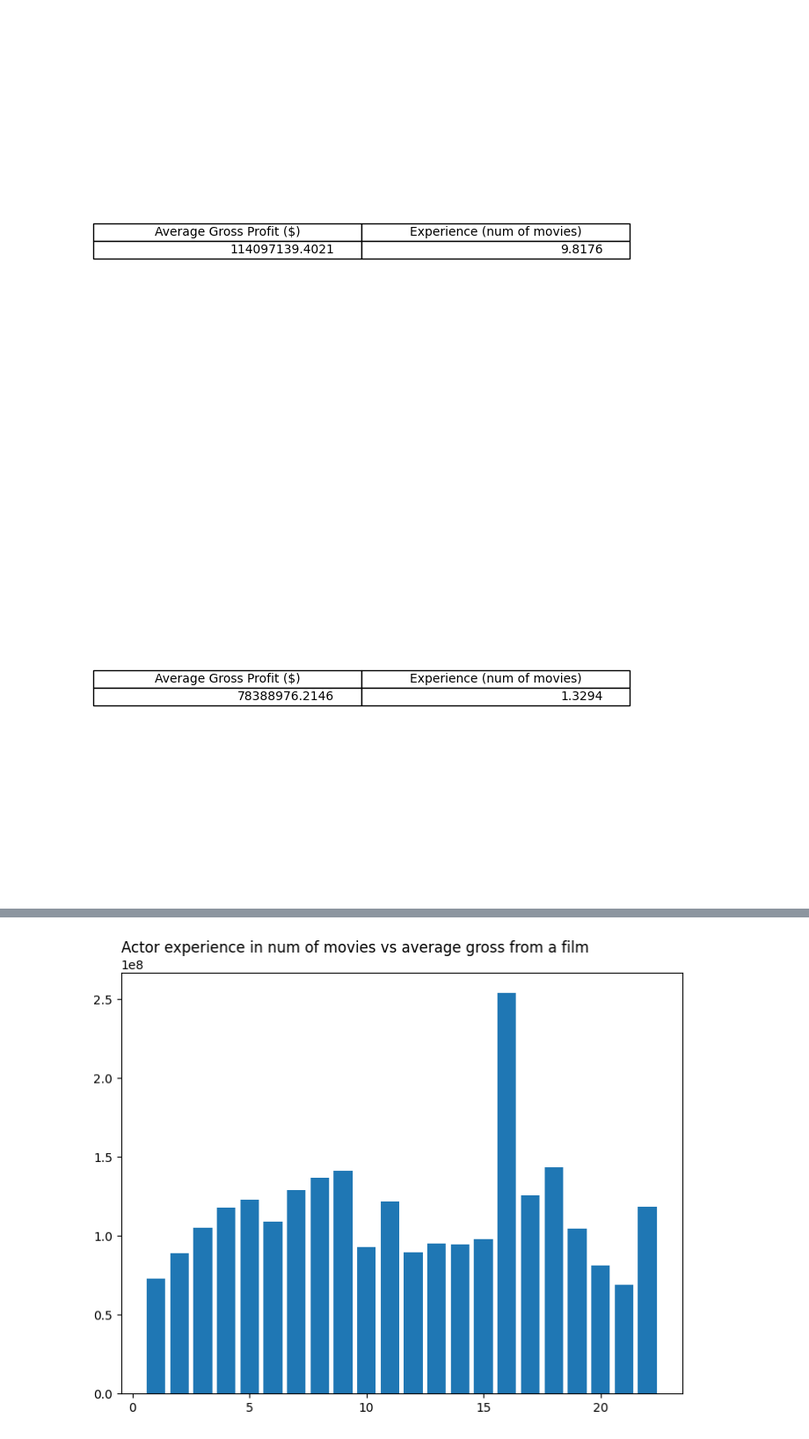
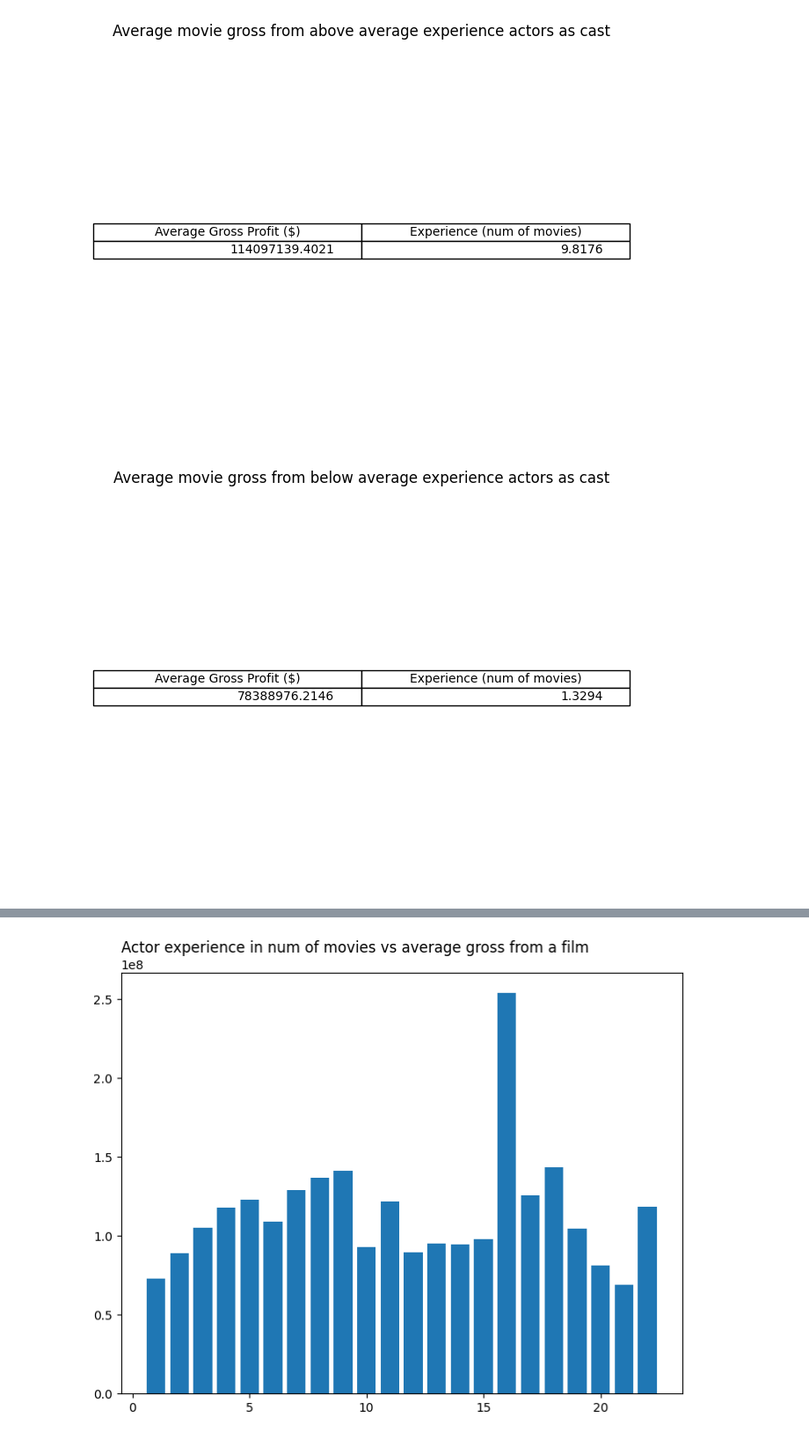
Before and after one commit to emilaleksanteri/DataEngineeringProject, a Jupyter notebook: notebook.ipynb, the cells around one changed output, grey strips where cells are left out. Shown: that part at 88% size. Cells and saved outputs as stored; diff of their text form; code cells hidden in the pictures.

Commit message:
graph colours

```diff
--- a/notebook.ipynb
+++ b/notebook.ipynb
@@ -26,37 +26,37 @@ ax.axis('off')
 ax.axis('tight')
 table = ax.table(cellText=dfAvgGrossAboveAvgExperienceActor.values, colLabels=["Average Gross Profit ($)", "Experience (num of movies)"], loc='center')
 fig.tight_layout()
-plt.title("Average movie gross from above average experience actors as cast", color="white")
+plt.title("Average movie gross from above average experience actors as cast", color="black")
 plt.show()
 
 fig, ax = plt.subplots()
 fig.patch.set_visible(False)
 ax.axis('off')
 ax.axis('tight')
 table = ax.table(cellText=dfAvgGrossBelowAvgExperienceActor.values, colLabels=["Average Gross Profit ($)", "Experience (num of movies)"], loc='center')
 fig.tight_layout()
-plt.title("Average movie gross from below average experience actors as cast", color="white")
+plt.title("Average movie gross from below average experience actors as cast", color="black")
 plt.show()
 
 # rating above and below averag experience actor
 
 fig, ax = plt.subplots()
 fig.patch.set_visible(False)
 ax.axis('off')
 ax.axis('tight')
 table = ax.table(cellText=dfAvgRatingAboveAvgExperienceActor.values, colLabels=["Average imdb rating", "Experience (num of movies)"], loc='center')
 fig.tight_layout()
-plt.title("Average movie rating from above average experience actors as cast", color="white")
+plt.title("Average movie rating from above average experience actors as cast", color="black")
 plt.show()
 
 fig, ax = plt.subplots()
 fig.patch.set_visible(False)
 ax.axis('off')
 ax.axis('tight')
 table = ax.table(cellText=dfAvgRatingBelowAvgExperienceActor.values, colLabels=["Average imdb rating", "Experience (num of movies)"], loc='center')
 fig.tight_layout()
-plt.title("Average movie rating from below average experience actors as cast", color="white")
+plt.title("Average movie rating from below average experience actors as cast", color="black")
 plt.show()
 # %% [output]
-[figure, old version]
+[figure, new version]
-[figure, old version]
+[figure, new version]
```
Also changed, not shown: parts of 2 cells of this notebook.
